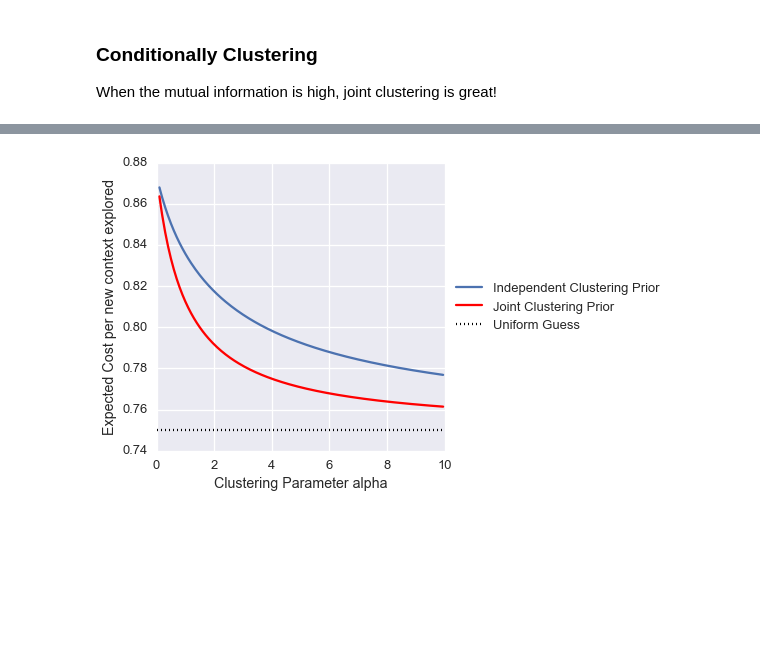
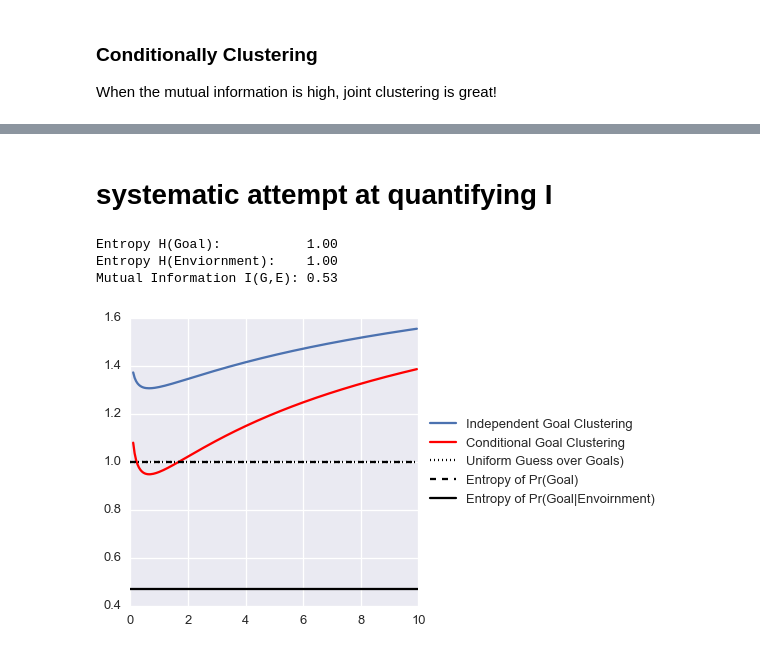
Before and after one commit to nicktfranklin/IndependentClusters, a Jupyter notebook: NormativeAnalysis.ipynb, the cells around one changed output, grey strips where cells are left out. Cells and saved outputs as stored; diff of their text form; code cells hidden in the pictures; blank space fills up the shorter version.

Commit message:
updated analysis of bias and mutual information. Still not finished

```diff
--- a/NormativeAnalysis.ipynb
+++ b/NormativeAnalysis.ipynb
@@ -399,4 +342,0 @@ beneficial to cluster them together
-# %%
-context_goals = [0] * 15 + [1] * 4 + [2] * 2 + [3] * 1
-context_maps = [0] * 15 + [1] * 4 + [2] * 2 + [3] * 1
-plot_evaluate_joint(context_goals, context_maps)
@@ -414,4 +342,0 @@ In high goal entropy cases, generalization is not useful
-# %%
-context_goals = [0, 1, 2, 3, 0, 1, 2, 3]
-context_maps = [0, 1, 2, 3, 3, 2, 1, 0]
-plot_evaluate_joint(context_goals, context_maps)
@@ -423,4 +343,13 @@ Mutual Information I(G,E): 1.00
-# %%
-plot_evaluate_joint_cost(context_goals, context_maps)
-# %% [output]
-[figure, removed]
+# %% [markdown]
+# systematic attempt at quantifying I
+# %%
+def comp_mi_conflict(N, n):
+    context_goals = [0] * N + [1] * N
+    context_maps = [0] * (n) + [1]*(N-n) + [1] * n + [0] *(N-n)
+    plot_evaluate_joint(context_goals, context_maps)
+comp_mi_conflict(10, 9)
+# %% [output]
+Entropy H(Goal):           1.00
+Entropy H(Enviornment):    1.00
+Mutual Information I(G,E): 0.53
+[figure, added]
```
Also changed, not shown: parts of 36 cells of this notebook.
